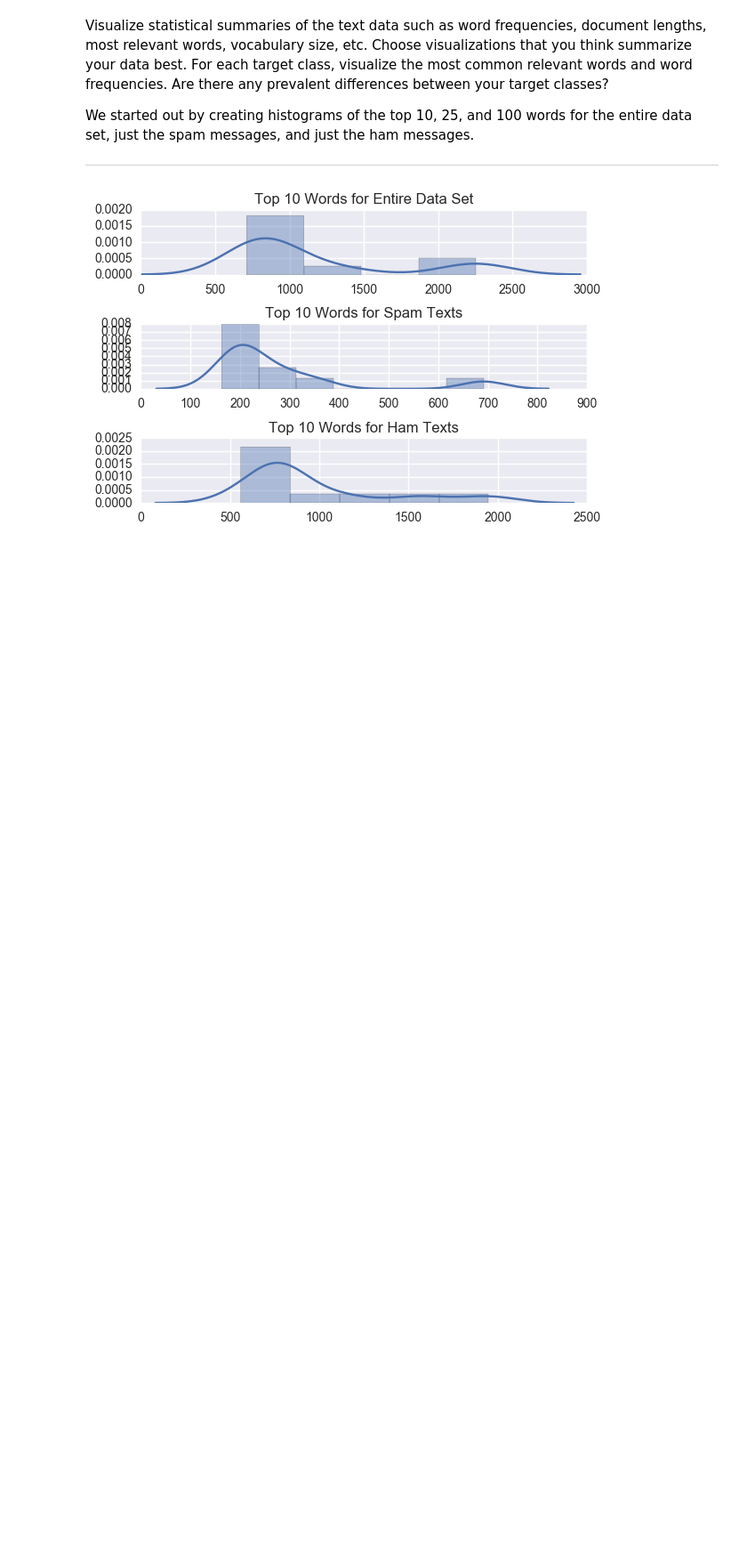
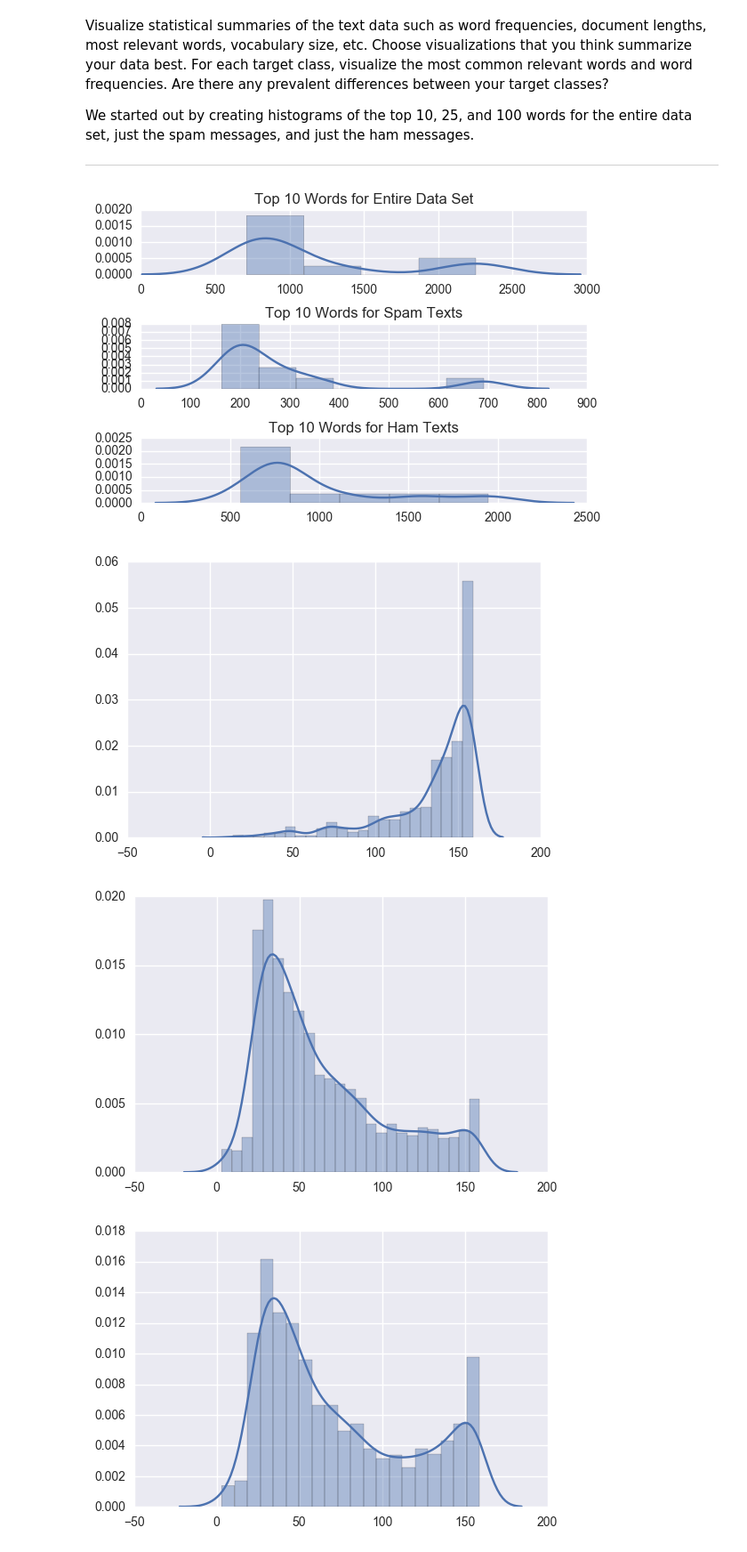
Before and after one commit to LukeWood/SpamVsHamDataAnalysis, a Jupyter notebook: DraftReport-2.ipynb, the cells around one changed output. Shown at 89% size. Drawn from its saved outputs; the diff is of its cells as text; code cells hidden in the pictures; blank space fills up the shorter version.

```diff
--- a/DraftReport-2.ipynb
+++ b/DraftReport-2.ipynb
@@ -183,6 +186,34 @@ plt.tight_layout()
 plt.show()
 # %% [output]
 [figure]
+# %%
+import seaborn as sns
+import matplotlib.pyplot as plt
+
+import warnings
+warnings.filterwarnings("ignore")
+
+%matplotlib inline
+
+spam_lines = [" ".join(x.split("\t")[1:]) for x in open("data/SMSSpamCollection") if x.split('\t')[0] == "spam"]
+ham_lines = [" ".join(x.split("\t")[1:]) for x in open("data/SMSSpamCollection") if x.split('\t')[0] == "ham"]
+total_lines = [" ".join(x.split("\t")[1:]) for x in open("data/SMSSpamCollection")]
+
+#filter out texts longer than 160, SMS cuts off here
+spam_lines = filter(lambda x:len(x) < 160,spam_lines)
+ham_lines = filter(lambda x:len(x) < 160,ham_lines)
+total_lines = filter(lambda x:len(x) < 160,total_lines)
+
+sns.distplot([len(x) for x in spam_lines]);
+plt.show()
+sns.distplot([len(x) for x in ham_lines]);
+plt.show()
+sns.distplot([len(x) for x in total_lines]);
+plt.show()
+# %% [output]
+[figure, added]
+[figure, added]
+[figure, added]
 # %% [markdown]
 # Word Clouds
 We took the time to create two word clouds: one for spam and one for ham.
```
Also changed, not shown: parts of 1 cell of this notebook, 1 other file.
